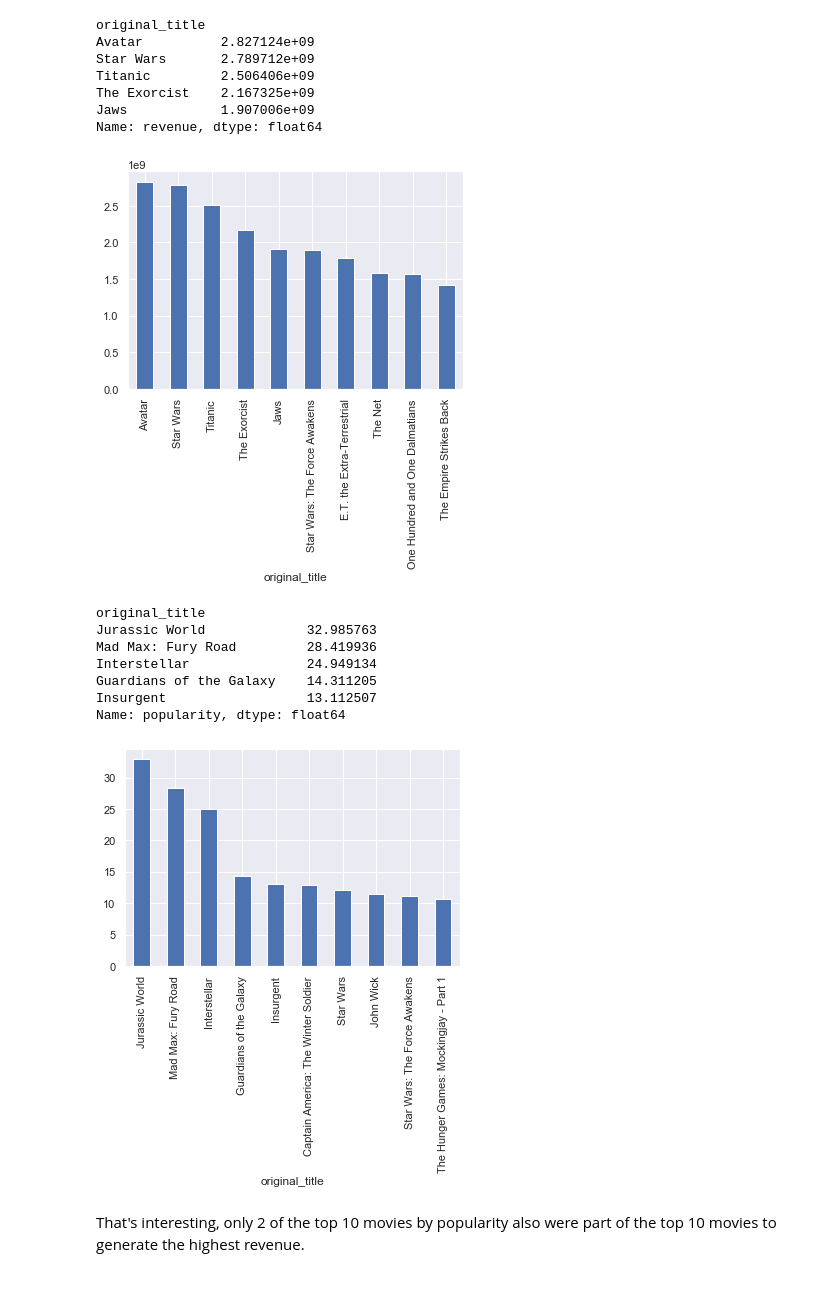
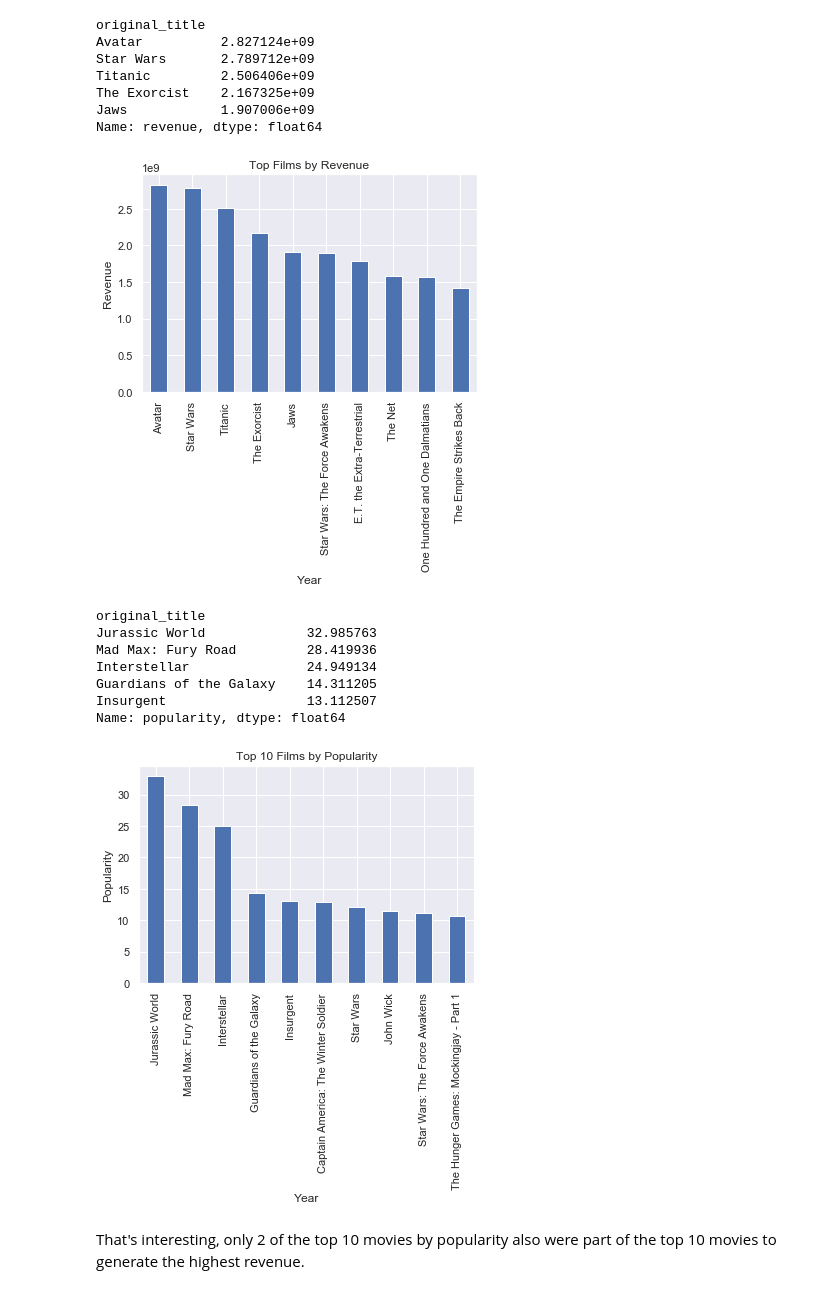
Before and after one commit to bakabbyy/tmdb-movie-database, a Jupyter notebook: tmdb-movie-database.ipynb, the cells around one changed output. Cells and saved outputs as stored; diff of their text form; code cells hidden in the pictures.

```diff
--- a/tmdb-movie-database.ipynb
+++ b/tmdb-movie-database.ipynb
@@ -470,9 +491,12 @@ Jaws            1.907006e+09
 Name: revenue, dtype: float64
 # %%
 # Plot the top 10 movies
-top_rev[:10].plot(kind='bar');
+top_rev[:10].plot(kind='bar')
+plt.title('Top Films by Revenue')
+plt.xlabel('Year')
+plt.ylabel('Revenue');
 # %% [output]
-[figure, old version]
+[figure, new version]
 # %%
 # Create pandas series using movie title and popularity
 top_pop = df.groupby('original_title')['popularity'].mean()
@@ -490,9 +514,12 @@ Insurgent                  13.112507
 Name: popularity, dtype: float64
 # %%
 # Plot the top 10 movies
-top_pop[:10].plot(kind='bar');
+top_pop[:10].plot(kind='bar')
+plt.title('Top 10 Films by Popularity')
+plt.xlabel('Year')
+plt.ylabel('Popularity');
 # %% [output]
-[figure, old version]
+[figure, new version]
 # %% [markdown]
 That's interesting, only 2 of the top 10 movies by popularity also were part of the top 10 movies to generate the highest revenue.
 # %%
```
Also changed, not shown: parts of 12 cells of this notebook.
